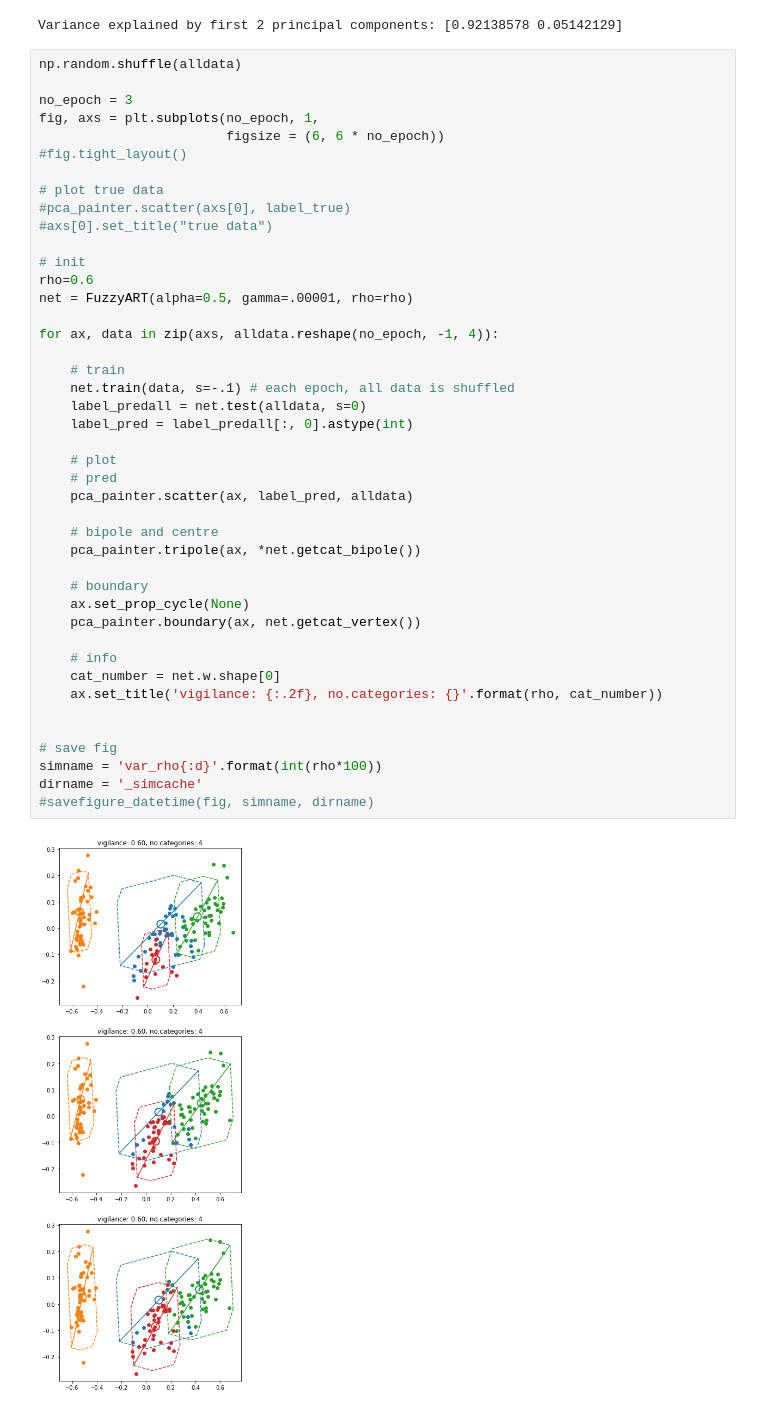
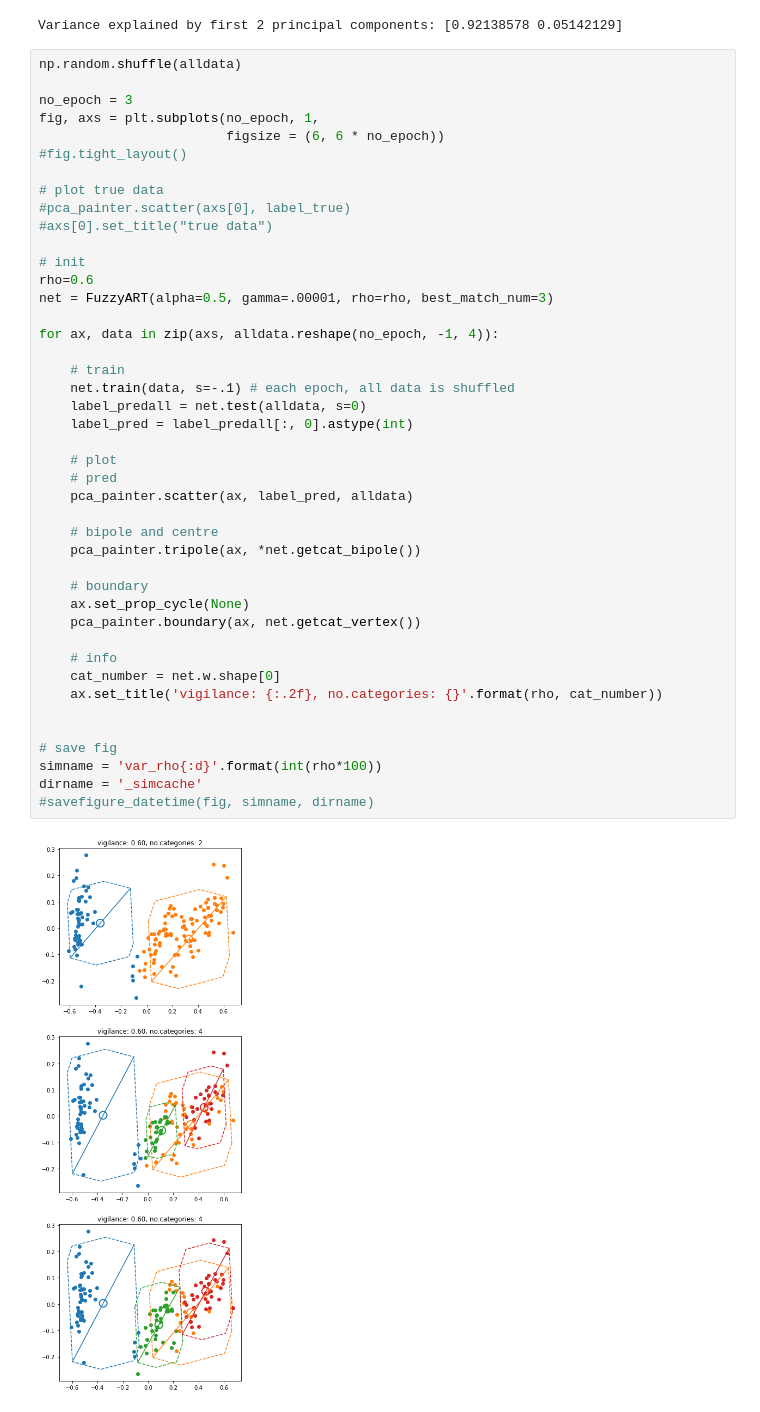
Before and after one commit to anish-lu-yihe/art, a Jupyter notebook: fuzzyART_thru_train.ipynb, the cells around one changed output. Saved outputs shown, nothing was run; the diff lists cells and outputs as text.

Commit message:
refine .match_category()

```diff
--- a/fuzzyART_thru_train.ipynb
+++ b/fuzzyART_thru_train.ipynb
@@ -22,34 +22,34 @@ fig, axs = plt.subplots(no_epoch, 1,
 
 # init
 rho=0.6
-net = FuzzyART(alpha=0.5, gamma=.00001, rho=rho)
+net = FuzzyART(alpha=0.5, gamma=.00001, rho=rho, best_match_num=3)
 
 for ax, data in zip(axs, alldata.reshape(no_epoch, -1, 4)):
 
     # train
     net.train(data, s=-.1) # each epoch, all data is shuffled
     label_predall = net.test(alldata, s=0)
     label_pred = label_predall[:, 0].astype(int)
 
     # plot
     # pred
     pca_painter.scatter(ax, label_pred, alldata)
 
     # bipole and centre
     pca_painter.tripole(ax, *net.getcat_bipole())
 
     # boundary
     ax.set_prop_cycle(None)
     pca_painter.boundary(ax, net.getcat_vertex())
 
     # info
     cat_number = net.w.shape[0]
     ax.set_title('vigilance: {:.2f}, no.categories: {}'.format(rho, cat_number))
 
 
 # save fig
 simname = 'var_rho{:d}'.format(int(rho*100))
 dirname = '_simcache'
 #savefigure_datetime(fig, simname, dirname)
 # %% [output]
-[figure, old version]
+[figure, new version]
```
Also changed, not shown: 1 other file.
